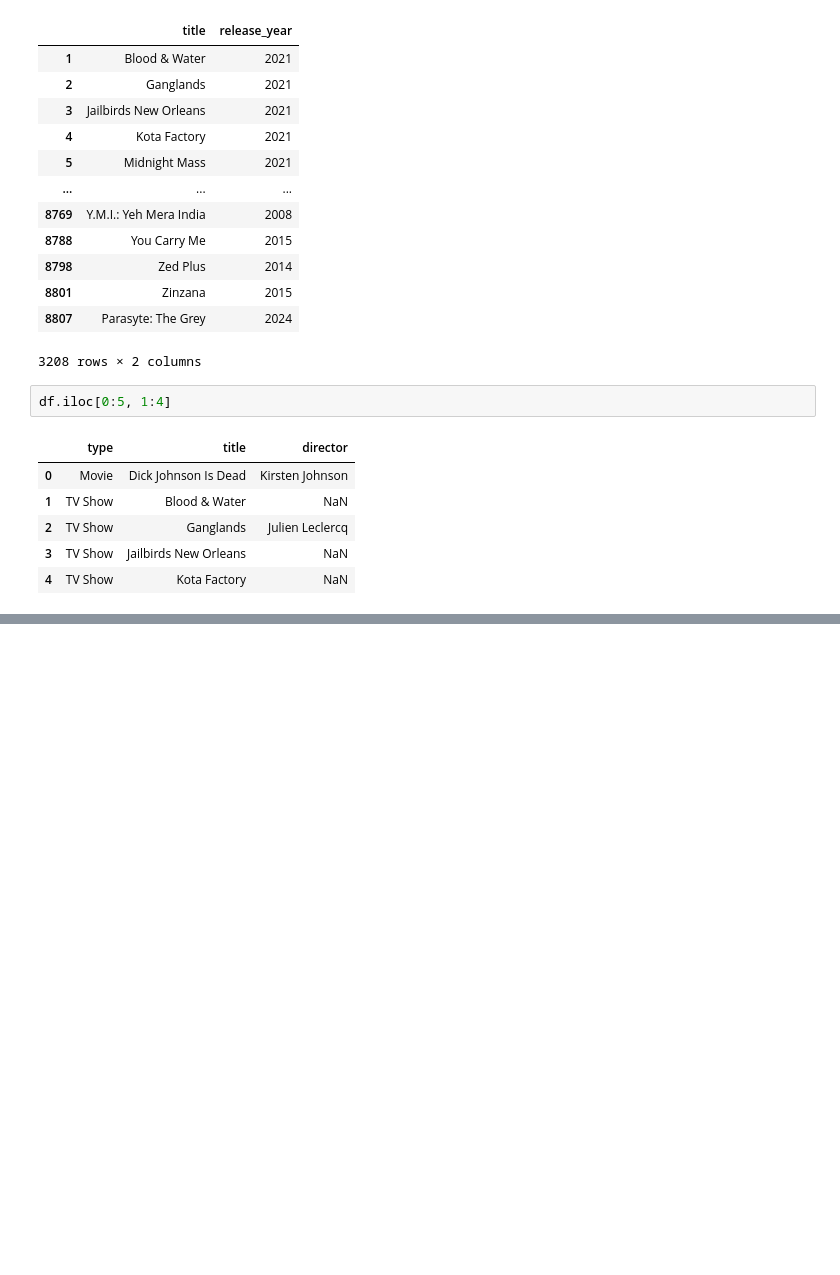
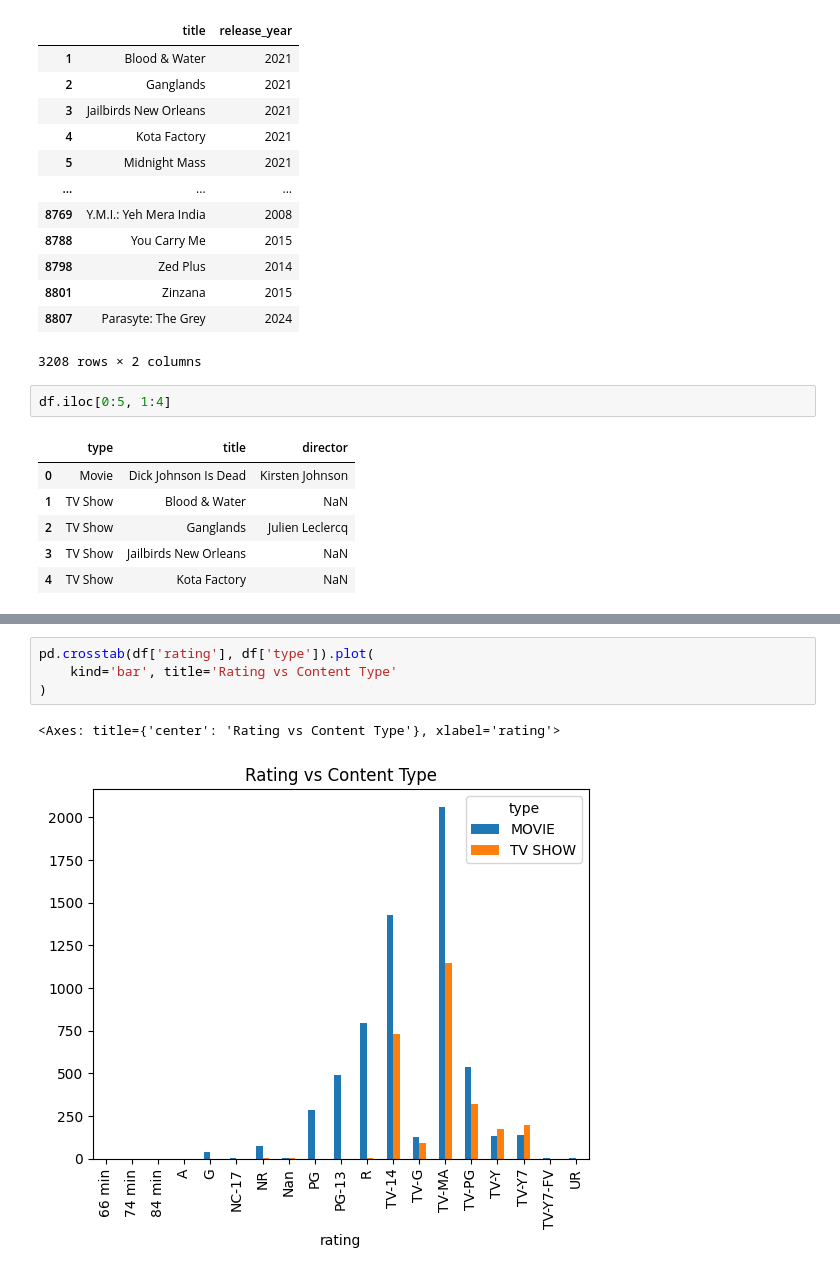
Before and after one commit to vaishnavin18/music-data, a Jupyter notebook: netflix_dataset.ipynb, the cells around one changed output, grey strips where cells are left out. Cells and saved outputs as stored; diff of their text form; blank space fills up the shorter version.

```diff
--- a/netflix_dataset.ipynb
+++ b/netflix_dataset.ipynb
@@ -443,0 +657,7 @@ df.iloc[0:5, 1:4]
+# %%
+pd.crosstab(df['rating'], df['type']).plot(
+    kind='bar', title='Rating vs Content Type'
+)
+# %% [output]
+<Axes: title={'center': 'Rating vs Content Type'}, xlabel='rating'>
+[figure, added]
```
Also changed, not shown: parts of 28 cells of this notebook.
